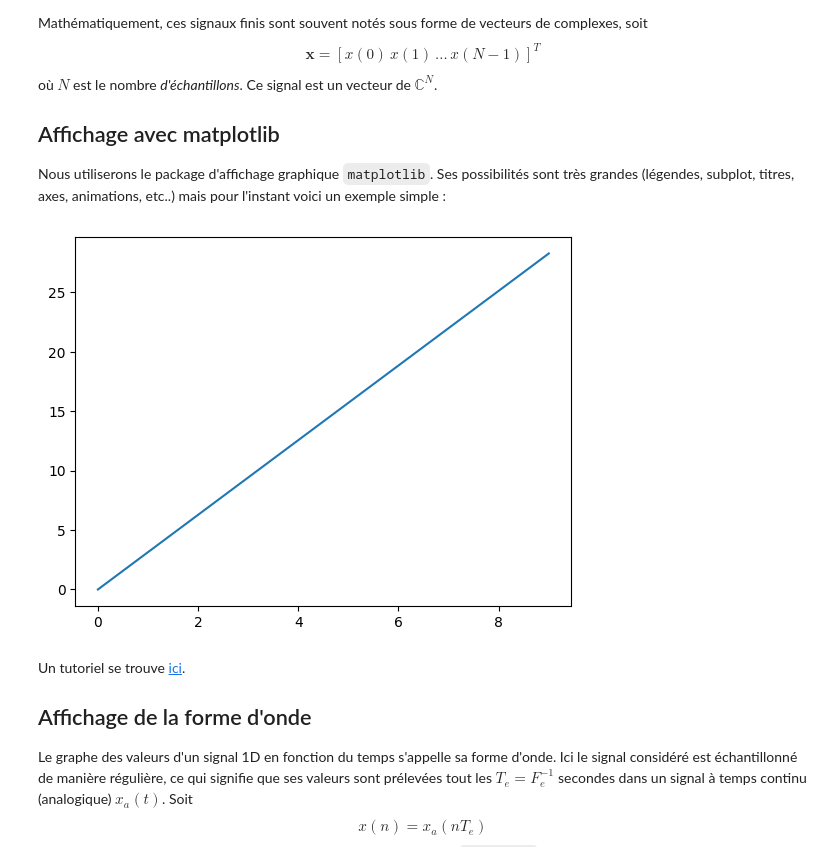
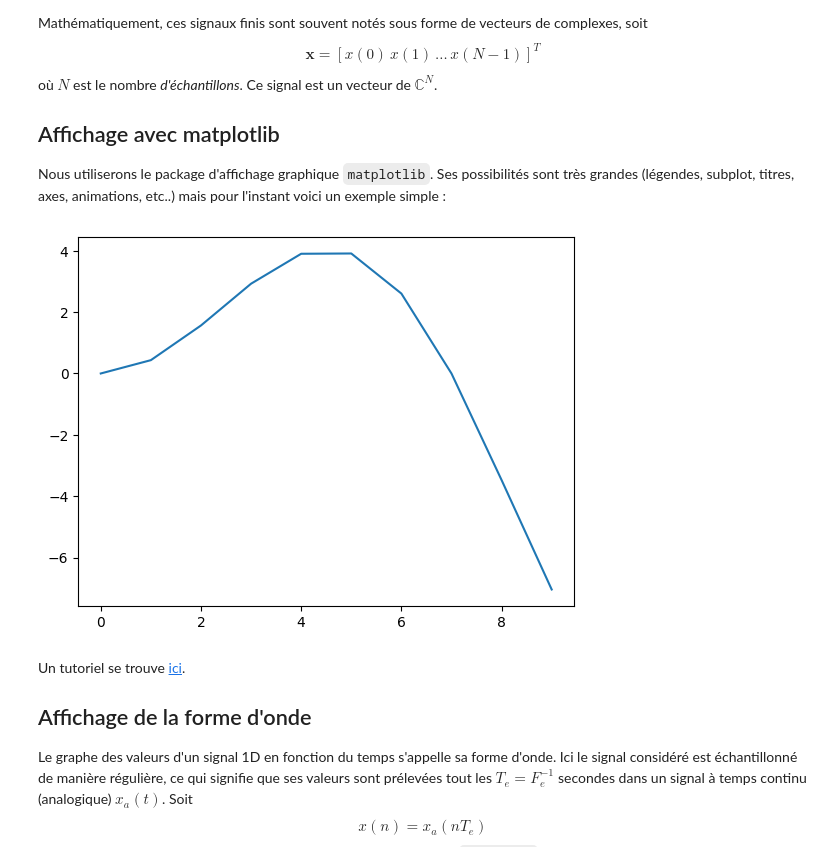
Before and after one commit to Bastaxeloux/si101proj, a Jupyter notebook: fichierwav.ipynb, the cells around one changed output. Cells and saved outputs as stored; diff of their text form; code cells hidden in the pictures.

```diff
--- a/fichierwav.ipynb
+++ b/fichierwav.ipynb
@@ -34,19 +34,17 @@ où $ N $ est le nombre *d'échantillons*. Ce signal est un vecteur de $\mathbb{
 ## Affichage avec matplotlib
 Nous utiliserons le package d'affichage graphique `matplotlib`. Ses possibilités sont très grandes (légendes, subplot, titres, axes, animations, etc..) mais pour l'instant voici un exemple simple :
 # %%
-%matplotlib inline
 import numpy as np
 import matplotlib.pyplot as plt
-
 pi = np.pi # la variable pi est prédéfinie dans numpy
 
 t = np.arange(10)
-x = t*pi
+x = t*np.sin(pi*t/7)
 
 plt.plot(t,x)
 plt.show()
 # %% [output]
-[figure, old version]
+[figure, new version]
 # %% [markdown]
 Un tutoriel se trouve [ici](https://matplotlib.org/stable/tutorials/introductory/pyplot.html#sphx-glr-tutorials-introductory-pyplot-py).
 ## Affichage de la forme d'onde
```
Also changed, not shown: parts of 7 cells of this notebook, 2 other files.
